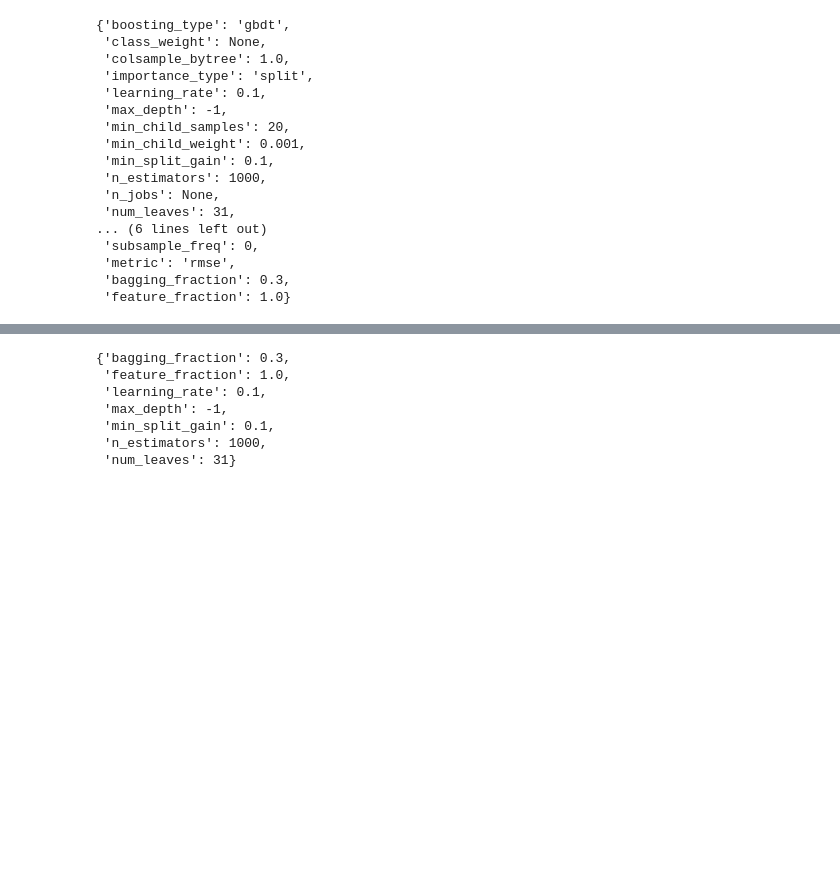
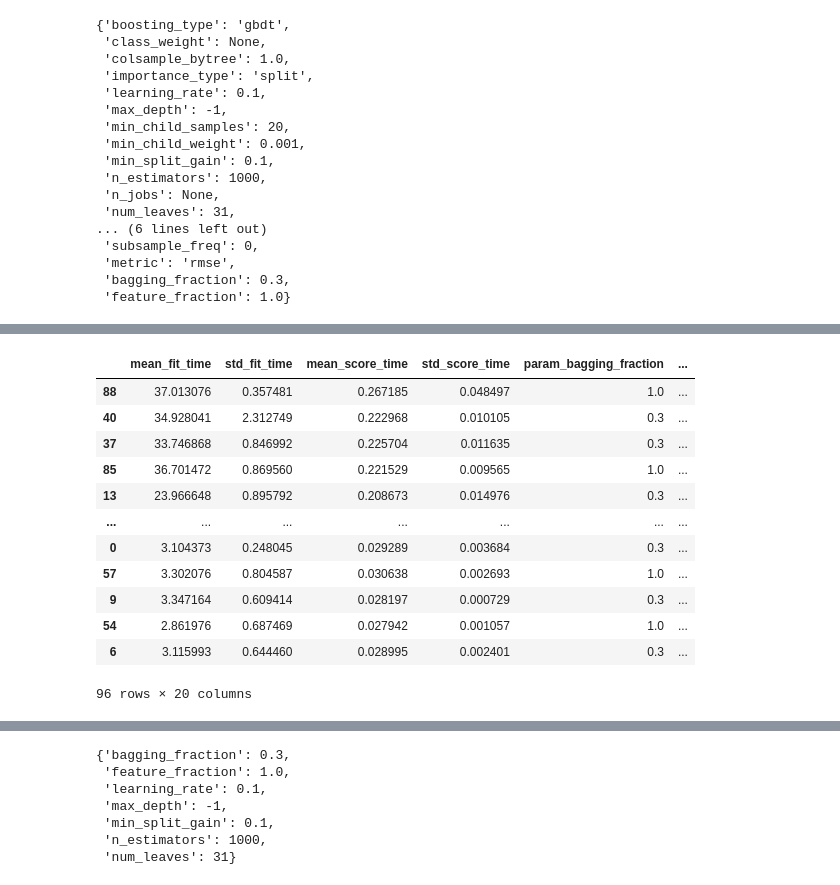
Before and after one commit to drivendataorg/cyfi, a Jupyter notebook: notebooks/0.1-klw-gridsearch.ipynb, the cells around one changed output, grey strips where cells are left out. Drawn from its saved outputs; the diff is of its cells as text; code cells hidden in the pictures; blank space fills up the shorter version.

```diff
--- a/notebooks/0.1-klw-gridsearch.ipynb
+++ b/notebooks/0.1-klw-gridsearch.ipynb
@@ -154,0 +180,16 @@ grid_search.best_estimator_.get_params()
+# %%
+results.sort_values(by='mean_test_score', ascending=False)
+# %% [output]
+|  | mean_fit_time | std_fit_time | mean_score_time | std_score_time | param_bagging_fraction | ... |
+| 88 | 37.013076 | 0.357481 | 0.267185 | 0.048497 | 1.0 | ... |
+| 40 | 34.928041 | 2.312749 | 0.222968 | 0.010105 | 0.3 | ... |
+| 37 | 33.746868 | 0.846992 | 0.225704 | 0.011635 | 0.3 | ... |
+| 85 | 36.701472 | 0.869560 | 0.221529 | 0.009565 | 1.0 | ... |
+| 13 | 23.966648 | 0.895792 | 0.208673 | 0.014976 | 0.3 | ... |
+| ... | ... | ... | ... | ... | ... | ... |
+| 0 | 3.104373 | 0.248045 | 0.029289 | 0.003684 | 0.3 | ... |
+| 57 | 3.302076 | 0.804587 | 0.030638 | 0.002693 | 1.0 | ... |
+| 9 | 3.347164 | 0.609414 | 0.028197 | 0.000729 | 0.3 | ... |
+| 54 | 2.861976 | 0.687469 | 0.027942 | 0.001057 | 1.0 | ... |
+| 6 | 3.115993 | 0.644460 | 0.028995 | 0.002401 | 0.3 | ... |
+96 rows × 20 columns
```
Also changed, not shown: parts of 8 cells of this notebook, 1 other file.
